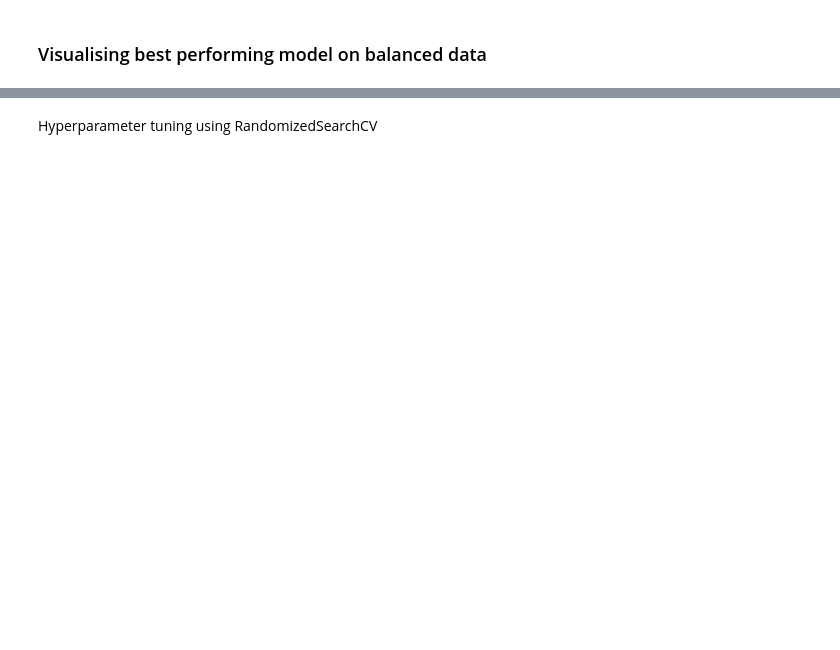
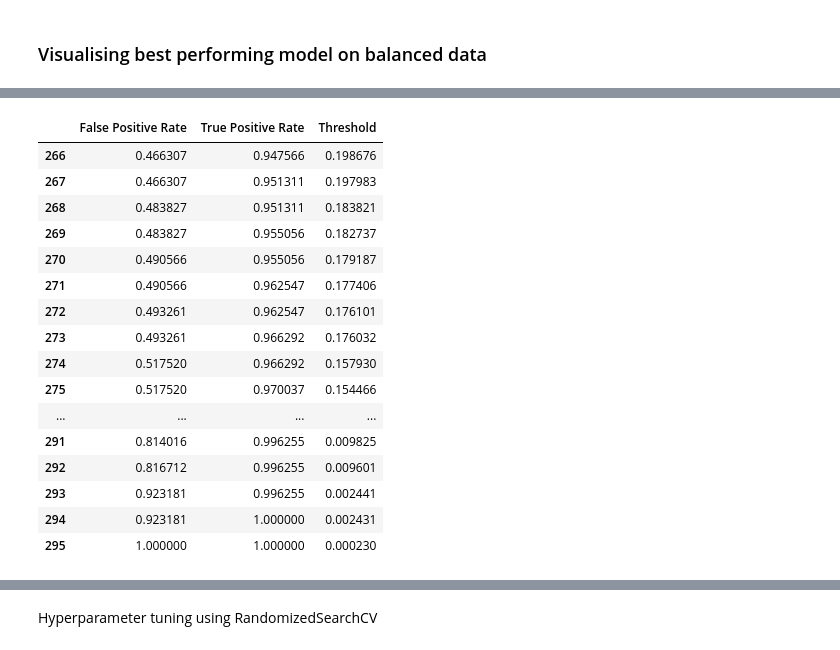
Before and after one commit to FloJoLaryea/Customer_Churn_Analysis, a Jupyter notebook: cstomer_churn_analysis.ipynb, the cells around one changed output, grey strips where cells are left out. Drawn from its saved outputs; the diff is of its cells as text; code cells hidden in the pictures; blank space fills up the shorter version.

```diff
--- a/cstomer_churn_analysis.ipynb
+++ b/cstomer_churn_analysis.ipynb
@@ -1239,0 +1233,20 @@ plt.show()
+# %%
+roc_data['catboost'].tail(30)
+# %% [output]
+|  | False Positive Rate | True Positive Rate | Threshold |
+| 266 | 0.466307 | 0.947566 | 0.198676 |
+| 267 | 0.466307 | 0.951311 | 0.197983 |
+| 268 | 0.483827 | 0.951311 | 0.183821 |
+| 269 | 0.483827 | 0.955056 | 0.182737 |
+| 270 | 0.490566 | 0.955056 | 0.179187 |
+| 271 | 0.490566 | 0.962547 | 0.177406 |
+| 272 | 0.493261 | 0.962547 | 0.176101 |
+| 273 | 0.493261 | 0.966292 | 0.176032 |
+| 274 | 0.517520 | 0.966292 | 0.157930 |
+| 275 | 0.517520 | 0.970037 | 0.154466 |
+| ... | ... | ... | ... |
+| 291 | 0.814016 | 0.996255 | 0.009825 |
+| 292 | 0.816712 | 0.996255 | 0.009601 |
+| 293 | 0.923181 | 0.996255 | 0.002441 |
+| 294 | 0.923181 | 1.000000 | 0.002431 |
+| 295 | 1.000000 | 1.000000 | 0.000230 |
```
Also changed, not shown: parts of 40 cells of this notebook, 4 other files.
